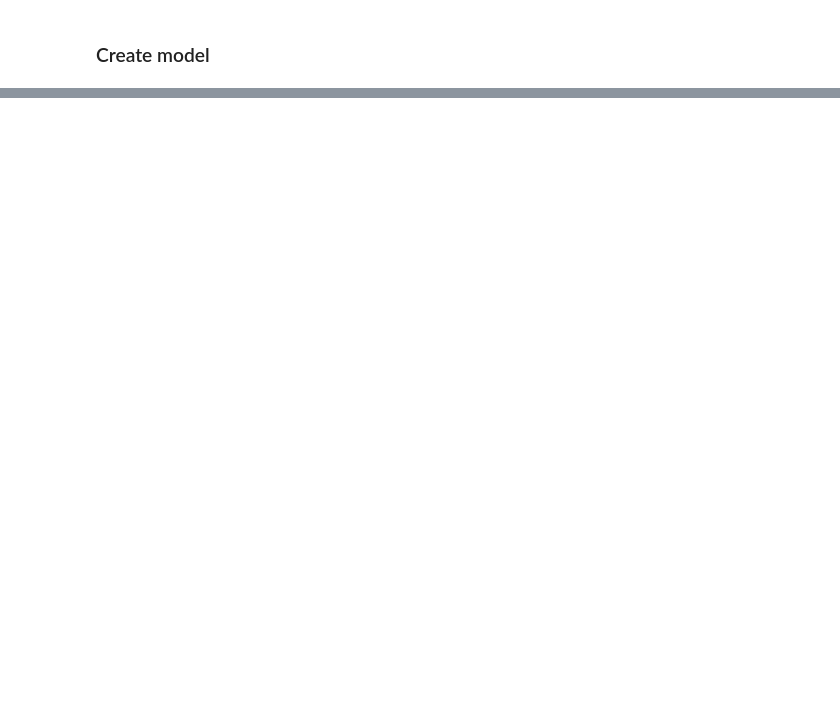
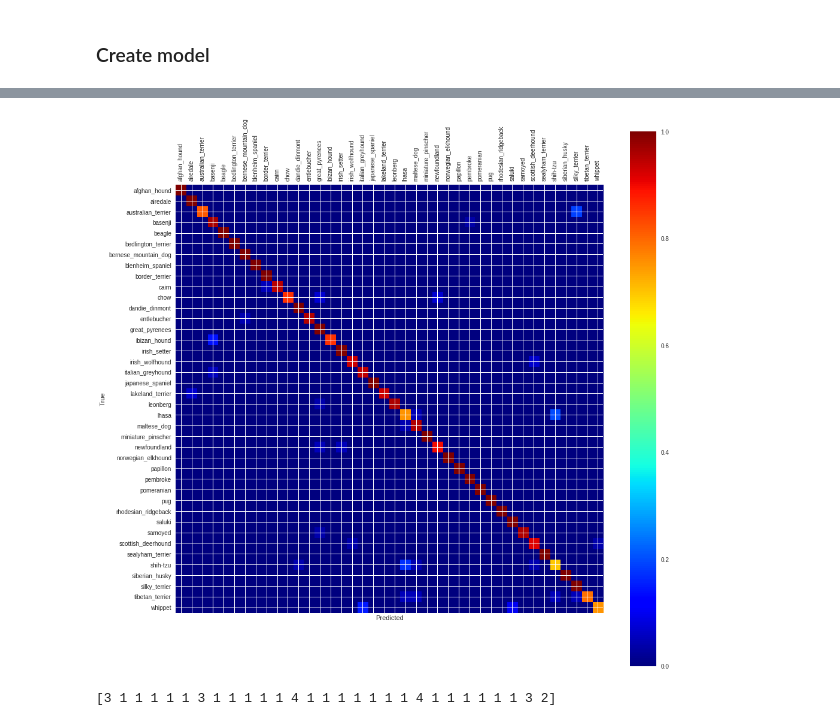
Before and after one commit to annesteenbeek/advanced_machine_learning_proj, a Jupyter notebook: main_transfer.ipynb, the cells around one changed output, grey strips where cells are left out. Saved outputs shown, nothing was run; the diff lists cells and outputs as text; code cells hidden in the pictures; blank space fills up the shorter version.

```diff
--- a/main_transfer.ipynb
+++ b/main_transfer.ipynb
@@ -163,0 +128,44 @@ plt.show()
+# %%
+def plot_confusion_matrix(data_true_cls,data_pred_cls, breed_dict, n_breeds):
+    # This is called from print_test_accuracy() below.
+
+    # cls_pred is an array of the predicted class-number for
+    # all images in the test-set.
+
+    # Get the confusion matrix using sklearn.
+    cm = confusion_matrix(y_true=data_true_cls,
+                          y_pred=data_pred_cls)
+
+    cm_norm = cm.astype('float') / cm.sum(axis=1)[:, np.newaxis]
+
+    # Print the confusion matrix as text.
+#     print(cm)
+    plt.matshow(cm_norm, cmap='jet')
+
+    # Make various adjustments to the plot.
+    plt.colorbar()
+    tick_marks = np.arange(n_breeds)
+    plt.xticks(tick_marks, breed_dict[range(n_breeds)], rotation='vertical')
+    plt.yticks(tick_marks, breed_dict[range(n_breeds)])
+    plt.xlabel('Predicted')
+    plt.ylabel('True')
+
+    plt.show()
+    return cm
+
+cm = plot_confusion_matrix(y_val, valid_preds.astype(int), breed_dict, n_breeds)
+# %% [output]
+[figure, added]
+# %%
+cm_eq_ind = cm.nonzero()
+# Remove matching breeds (only errors)
+cm_err_mask = ~np.equal(cm_eq_ind[0], cm_eq_ind[1])
+cm_eq_ind = (cm_eq_ind[0][cm_err_mask], cm_eq_ind[1][cm_err_mask])
+
+print cm[cm_eq_ind]
+
+# Create horizontal bar chart of breed errors
+def conf_overview(cm):
+    pass
+# %% [output]
+[3 1 1 1 1 1 3 1 1 1 1 1 4 1 1 1 1 1 1 1 4 1 1 1 1 1 1 3 2]
```
Also changed, not shown: parts of 15 cells of this notebook, 1 other file.
